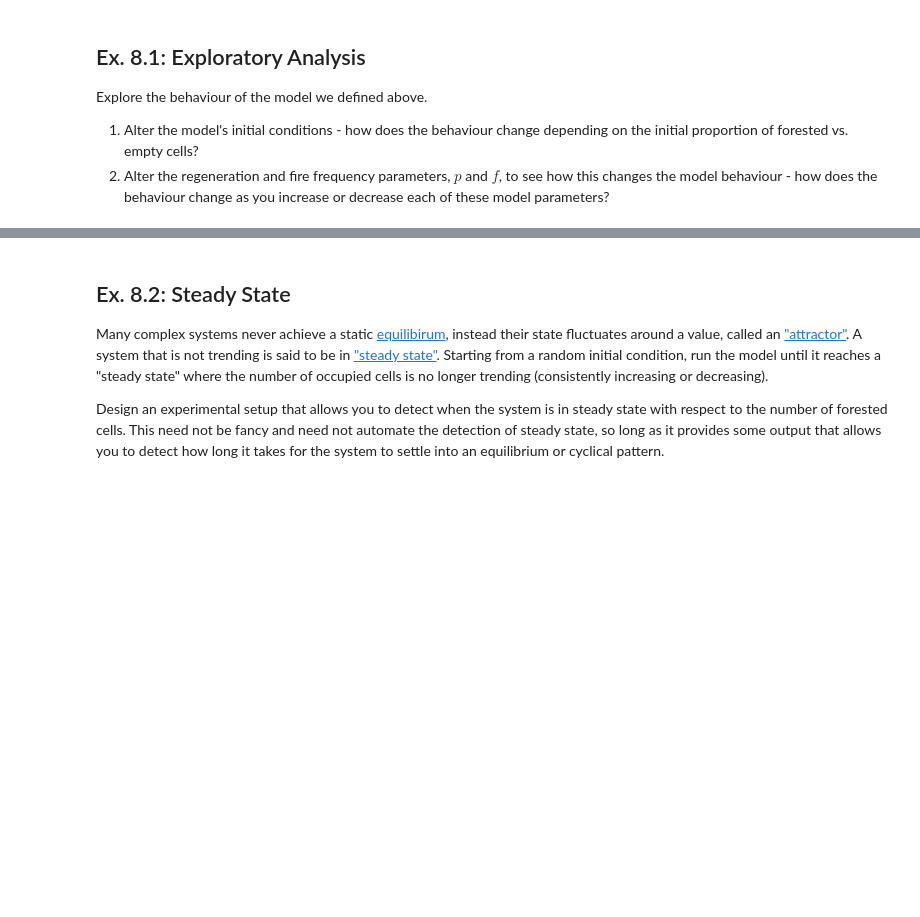
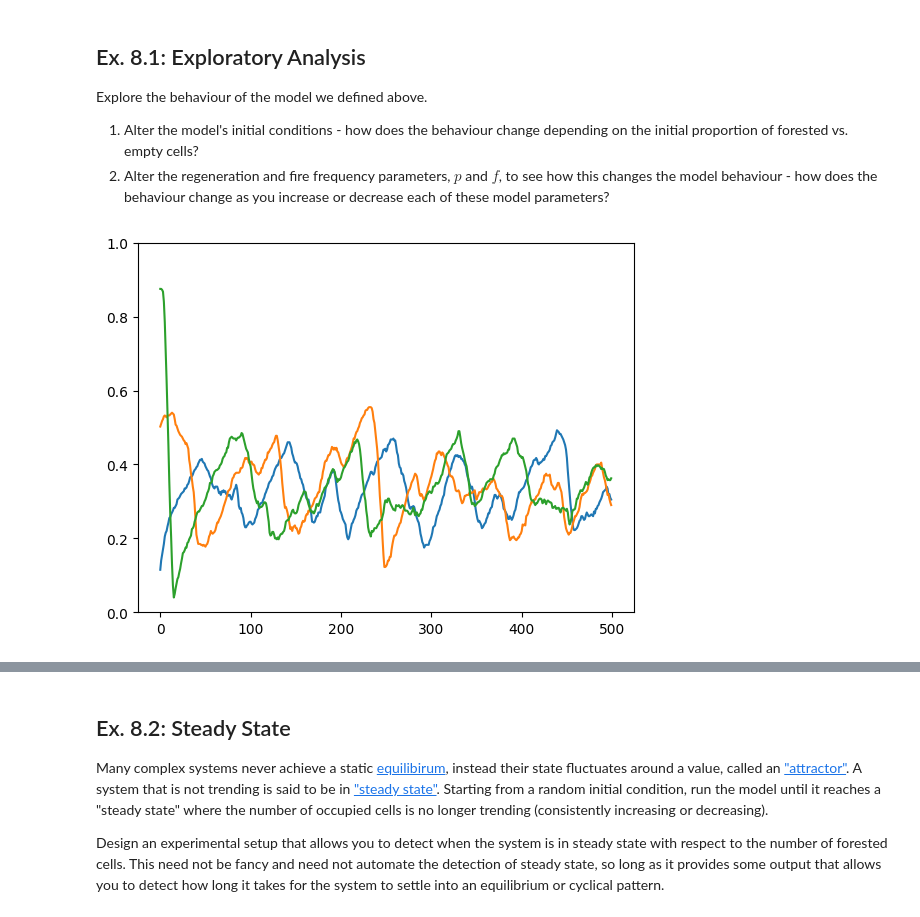
Before and after one commit to sammyfow/cap-comp215, a Jupyter notebook: labs/lab07-10-fire.ipynb, the cells around one changed output, grey strips where cells are left out. Drawn from its saved outputs; the diff is of its cells as text; code cells hidden in the pictures; blank space fills up the shorter version.

```diff
--- a/labs/lab07-10-fire.ipynb
+++ b/labs/lab07-10-fire.ipynb
@@ -306,0 +313,14 @@ Explore the behaviour of the model we defined above.
+# %%
+# Ex. 8.1 here
+sparse = ForestFire(20, p=0.01, f=0.001, q=0.1)
+moderate = ForestFire(20, p=0.01, f=0.001, q=0.5)
+dense = ForestFire(20, p=0.01, f=0.001, q=0.9)
+
+fig, ax = plt.subplots()
+ax.set_ylim(0, 1)
+ax.plot(range(500), sparse.occupied_interval(500))
+ax.plot(range(500), moderate.occupied_interval(500))
+ax.plot(range(500), dense.occupied_interval(500))
+plt.show()
+# %% [output]
+[figure, added]
```
Also changed, not shown: parts of 7 cells of this notebook.
